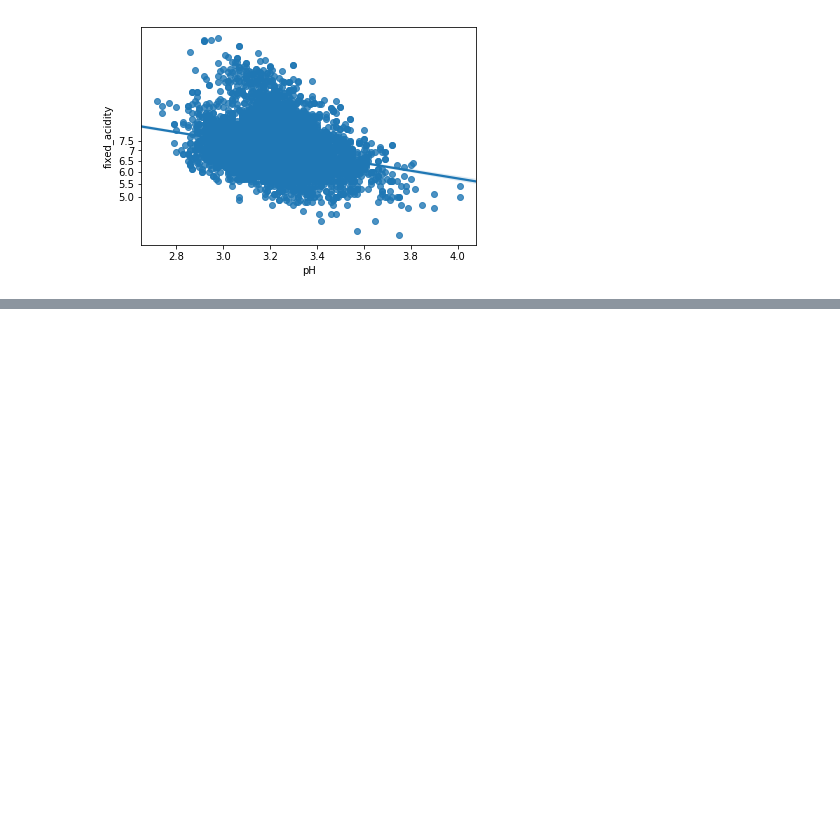
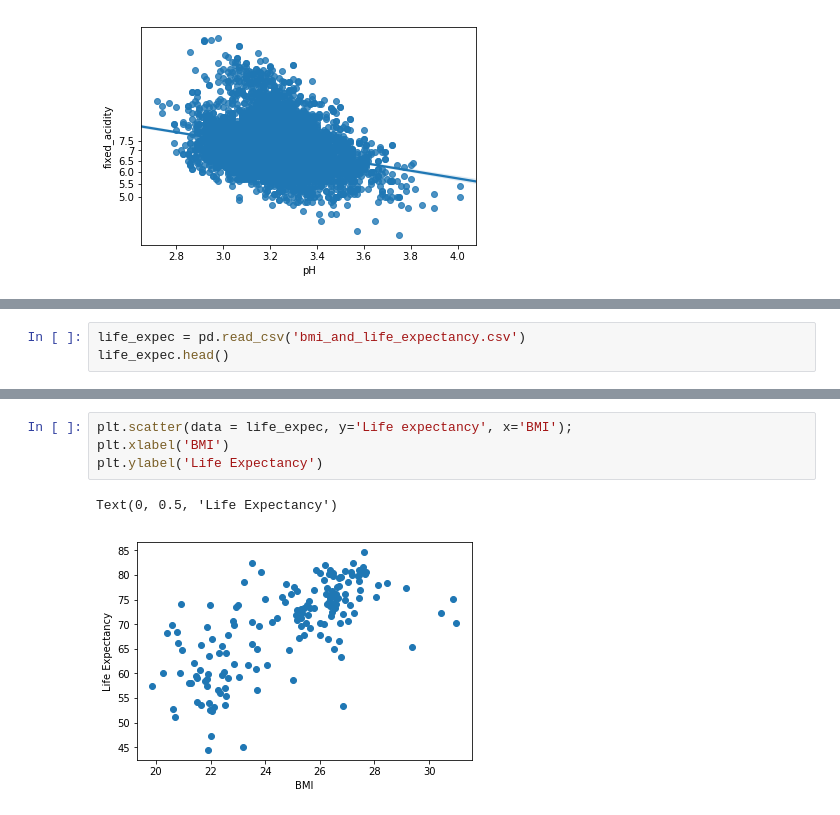
Before and after one commit to rafaelmauricioaraujo/machine_learning, a Jupyter notebook: Matplotlib_Seaborn/Matplotlib and Seaborn.ipynb, the cells around one changed output, grey strips where cells are left out. Cells and saved outputs as stored; diff of their text form; blank space fills up the shorter version.

```diff
--- a/Matplotlib_Seaborn/Matplotlib and Seaborn.ipynb
+++ b/Matplotlib_Seaborn/Matplotlib and Seaborn.ipynb
@@ -61,0 +95,3 @@ plt.yticks(log_trans(tick_locs), tick_locs)
+# %%
+life_expec = pd.read_csv('bmi_and_life_expectancy.csv')
+life_expec.head()
@@ -61,0 +105,7 @@ plt.yticks(log_trans(tick_locs), tick_locs)
+# %%
+plt.scatter(data = life_expec, y='Life expectancy', x='BMI');
+plt.xlabel('BMI')
+plt.ylabel('Life Expectancy')
+# %% [output]
+Text(0, 0.5, 'Life Expectancy')
+[figure, added]
```
Also changed, not shown: parts of 15 cells of this notebook.
